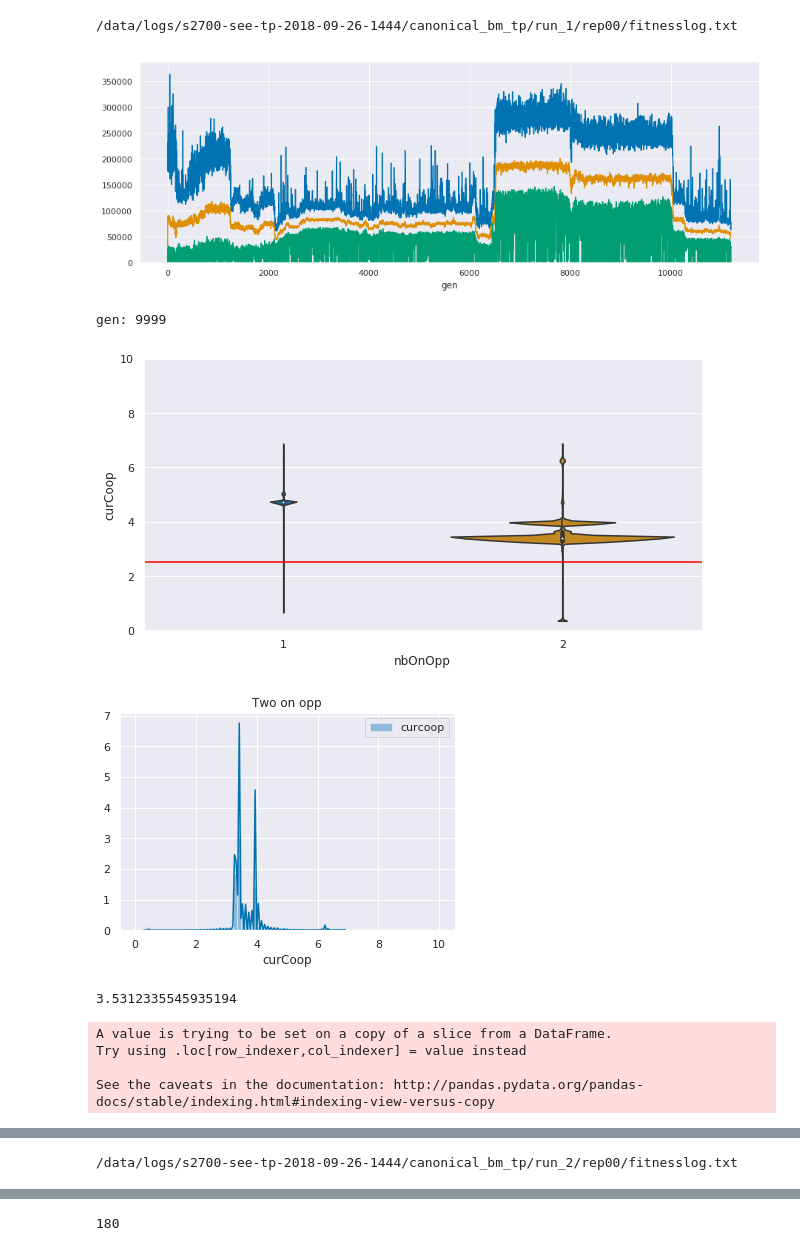
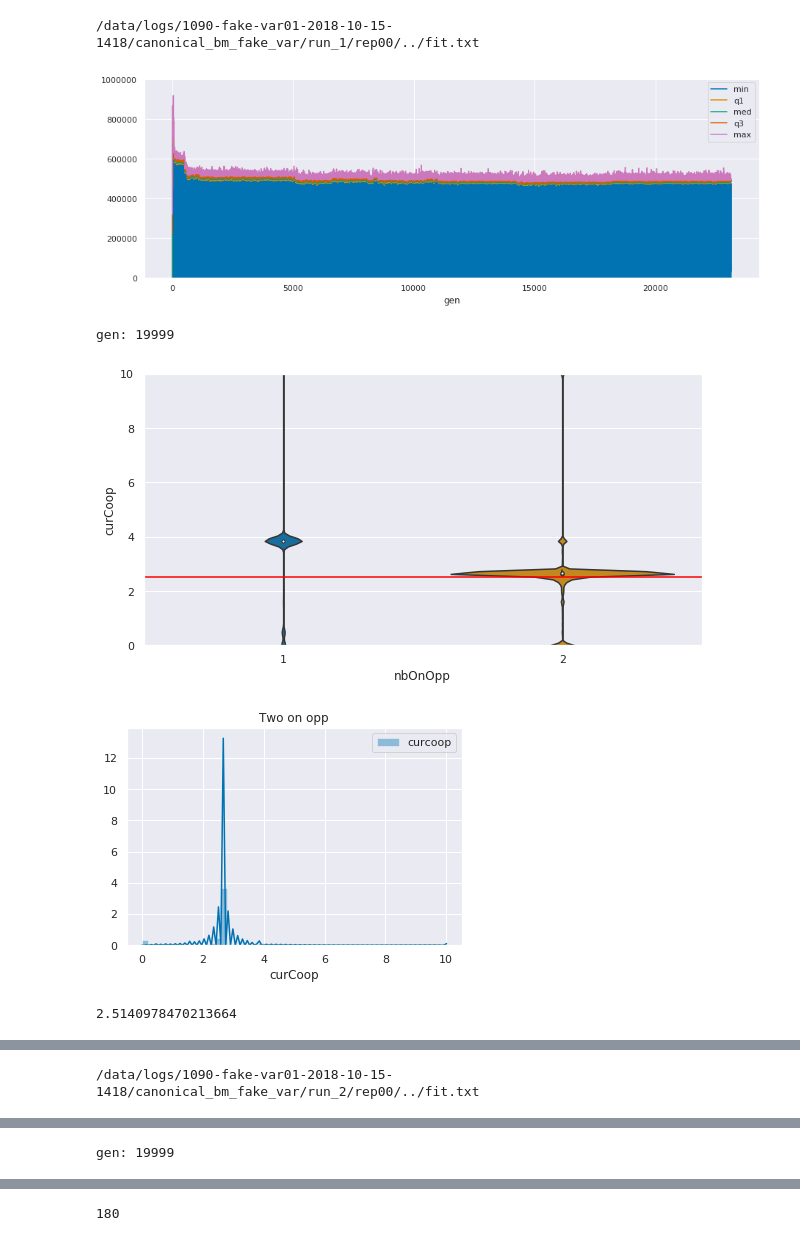
Before and after one commit to PaulEcoffet/roborobo3, a Jupyter notebook: roborobo3/notebooks/bigmodel ESS stat.ipynb, the cells around one changed output, grey strips where cells are left out. Saved outputs shown, nothing was run; the diff lists cells and outputs as text; code cells hidden in the pictures.

```diff
--- a/roborobo3/notebooks/bigmodel ESS stat.ipynb
+++ b/roborobo3/notebooks/bigmodel ESS stat.ipynb
@@ -40,14 +20,13 @@ tpToNewObj=true
 # %%
-
 #gens = [1499, 1999, 2499, 2999]
-gens = [9999]
-conds = sorted(glob(f'/data/logs/s2700-see-tp-2018-09-26-*/**/rep00', recursive=True))
+gens = [19999]
+conds = sorted(list(glob(f'/data/logs/*-fake-var0*-10-15*/**/rep00', recursive=True)) + list(glob(f'/data/logs/1p1-fake-var0*-*/**/rep00', recursive=True)))
 #conds = ['/data/logs/med-sig-new-mut-rev-decay-1000-2018-09-03-1436/big_env_decay_1000/run_10/rep00/']
 
 for cond in conds:
     try:
-        fitpath = Path(cond) / "fitnesslog.txt"
-        fit = pd.read_csv(fitpath, delimiter="\t")
+        fitpath = Path(cond) / "../fit.txt"
+        fit = pd.read_csv(fitpath, delimiter="\t", names=['gen', 'min', 'q1', 'med', 'q3', 'max'])
     except Exception as e:
         print('fail with', fitpath)
         try:
@@ -60,11 +39,11 @@ for cond in conds:
         print(fitpath)
 
     fig, ax1 = plt.subplots(1, 1, figsize=(15, 5))
-    maxrep = fit['rep'].max()
-    fit = fit.query(f'rep == {maxrep}')
-    fit.groupby('gen')['fitness'].max().plot(ax=ax1)
-    fit.groupby('gen')['fitness'].median().plot(ax=ax1)
-    fit.groupby('gen')['fitness'].min().plot(ax=ax1)
+    fit.plot(x='gen', y='min', ax=ax1)
+    fit.plot(x='gen', y='q1', ax=ax1)
+    fit.plot(x='gen', y='med', ax=ax1)
+    fit.plot(x='gen', y='q3', ax=ax1)
+    fit.plot(x='gen', y='max', ax=ax1)
     ax1.set_ylim(0, None)
     plt.show(fig)
 
@@ -97,42 +76,38 @@ for cond in conds:
         ax2.set_ylim(0, 10)
         plt.show(fig)
 
 
         fig, ax1 = plt.subplots(1,1, sharex=True)
         ax = ax1
-        on_opp = log.query('onOpp == 1 and nbOnOpp == 2')
+        on_opp = log.query('onOpp == 1 and nbOnOpp == 2').copy()
         sns.distplot(on_opp['curCoop'], label="curcoop", ax=ax)
         ax.set_xlim(-0.5, 10.5)
         #sns.distplot(on_opp['a'], label="ess")
         ax.legend()
         ax.set_title('Two on opp')
         plt.show(fig)
         print(on_opp['curCoop'].mean())
 
         fig, ax = plt.subplots()
 
         on_opp['tot'] = on_opp['meanTotal'] + on_opp['curCoop']
 
         sns.distplot(on_opp['tot'], ax=ax)
         ax.set_xlim(0, 12)
         plt.show(fig)
 
         fig, ax = plt.subplots()
         sns.distplot(log.groupby('id')['onOpp'].mean())
         plt.show()
 
         fig, ax = plt.subplots()
         sns.violinplot(data=log.groupby(['id', 'nbOnOpp'], as_index=False).count(), x='nbOnOpp', y='iter', ax=ax, cut=0, inner='points')
-        ax.set_ylim((0, 10000))
+        ax.set_ylim((0, None))
         plt.show()
 # %% [output]
-/data/logs/s2700-see-tp-2018-09-26-1444/canonical_bm_tp/run_1/rep00/fitnesslog.txt
+/data/logs/1090-fake-var01-2018-10-15-1418/canonical_bm_fake_var/run_1/rep00/../fit.txt
-[figure, old version]
+[figure, new version]
-gen: 9999
+gen: 19999
-[figure, old version]
+[figure, new version]
-[figure, old version]
+[figure, new version]
-3.5312335545935194
+2.5140978470213664
-A value is trying to be set on a copy of a slice from a DataFrame.
-Try using .loc[row_indexer,col_indexer] = value instead
-
-See the caveats in the documentation: http://pandas.pydata.org/pandas-docs/stable/indexing.html#indexing-view-versus-copy
@@ -141,0 +117 @@ See the caveats in the documentation: http://pandas.pydata.org/pandas-docs/stabl
+/data/logs/1090-fake-var01-2018-10-15-1418/canonical_bm_fake_var/run_2/rep00/../fit.txt
@@ -142 +119 @@ See the caveats in the documentation: http://pandas.pydata.org/pandas-docs/stabl
-/data/logs/s2700-see-tp-2018-09-26-1444/canonical_bm_tp/run_2/rep00/fitnesslog.txt
+gen: 19999
```
Also changed, not shown: parts of 2 cells of this notebook, 4 other files.
